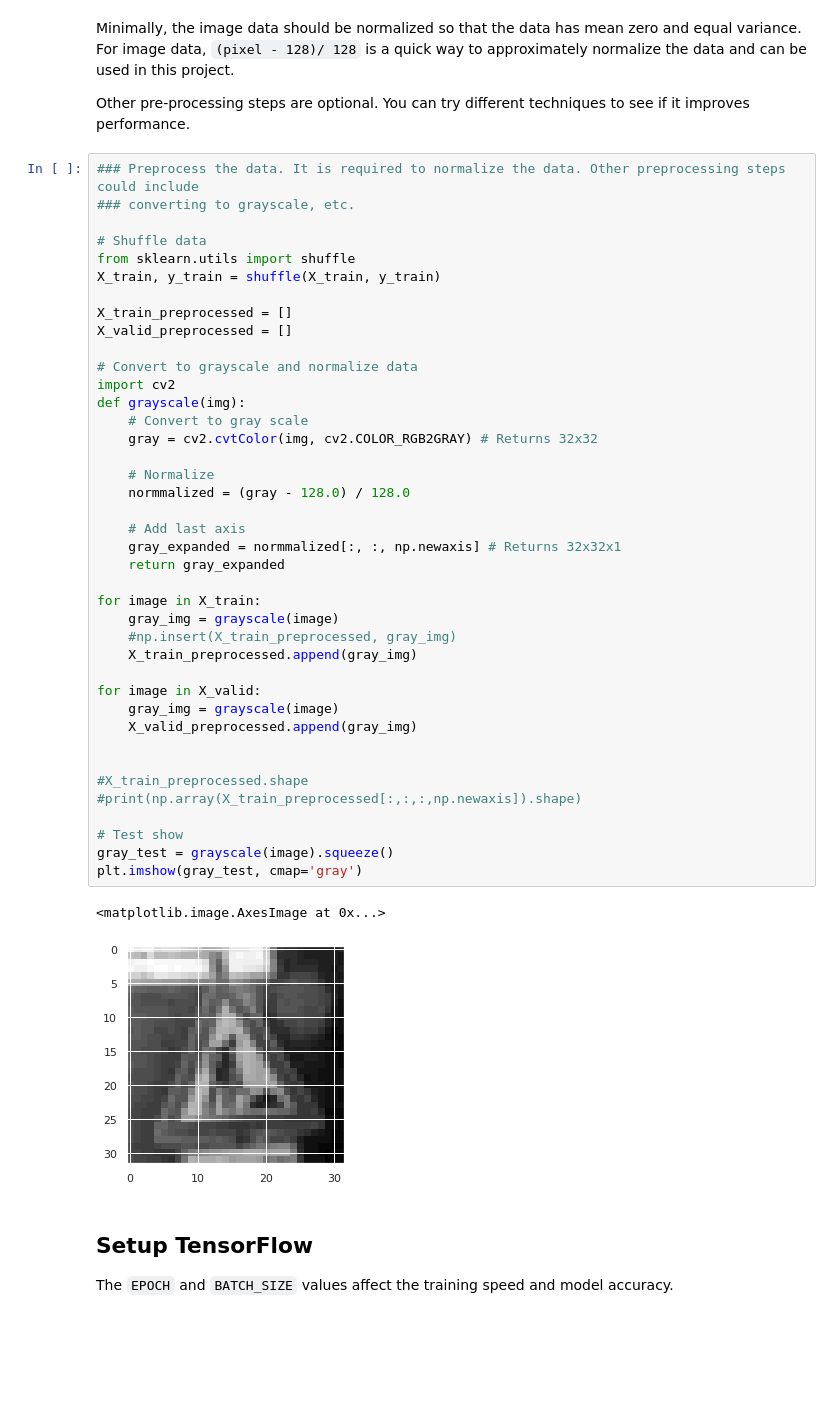
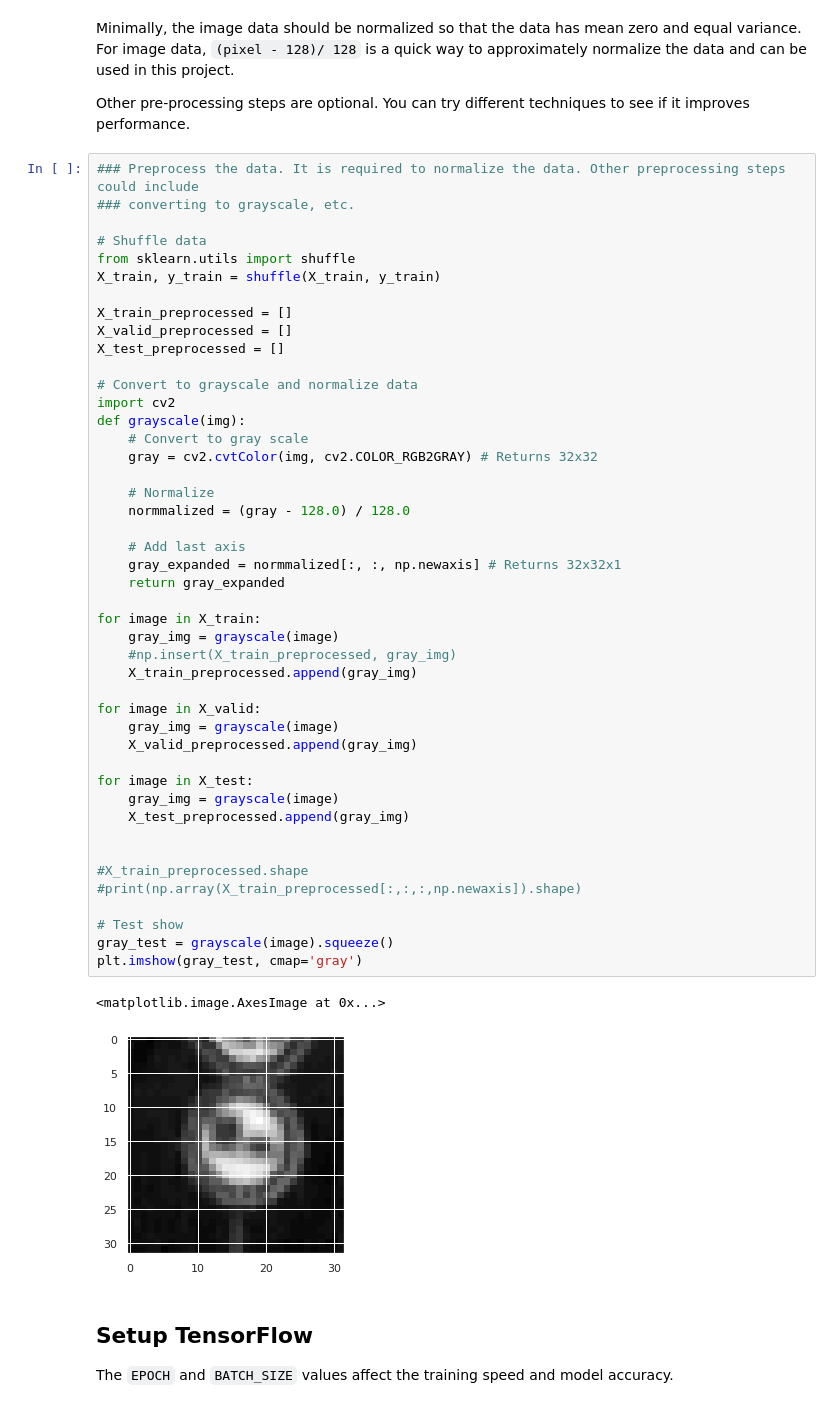
Before and after one commit to simonbogh/CarND-Traffic-Sign-Classifier-Project, a Jupyter notebook: Traffic_Sign_Classifier.ipynb, the cells around one changed output. Drawn from its saved outputs; the diff is of its cells as text; blank space fills up the shorter version.

```diff
--- a/Traffic_Sign_Classifier.ipynb
+++ b/Traffic_Sign_Classifier.ipynb
@@ -154,39 +154,44 @@ X_train, y_train = shuffle(X_train, y_train)
 
 X_train_preprocessed = []
 X_valid_preprocessed = []
+X_test_preprocessed = []
 
 # Convert to grayscale and normalize data
 import cv2
 def grayscale(img):
     # Convert to gray scale
     gray = cv2.cvtColor(img, cv2.COLOR_RGB2GRAY) # Returns 32x32
 
     # Normalize
     normmalized = (gray - 128.0) / 128.0
 
     # Add last axis
     gray_expanded = normmalized[:, :, np.newaxis] # Returns 32x32x1
     return gray_expanded
 
 for image in X_train:
     gray_img = grayscale(image)
     #np.insert(X_train_preprocessed, gray_img)
     X_train_preprocessed.append(gray_img)
 
 for image in X_valid:
     gray_img = grayscale(image)
     X_valid_preprocessed.append(gray_img)
 
+for image in X_test:
+    gray_img = grayscale(image)
+    X_test_preprocessed.append(gray_img)
+
 
 #X_train_preprocessed.shape
 #print(np.array(X_train_preprocessed[:,:,:,np.newaxis]).shape)
 
 # Test show
 gray_test = grayscale(image).squeeze()
 plt.imshow(gray_test, cmap='gray')
 # %% [output]
 <matplotlib.image.AxesImage at 0x...>
-[figure, old version]
+[figure, new version]
 # %% [markdown]
 ## Setup TensorFlow
 
```
Also changed, not shown: parts of 7 cells of this notebook, 1 other file.
